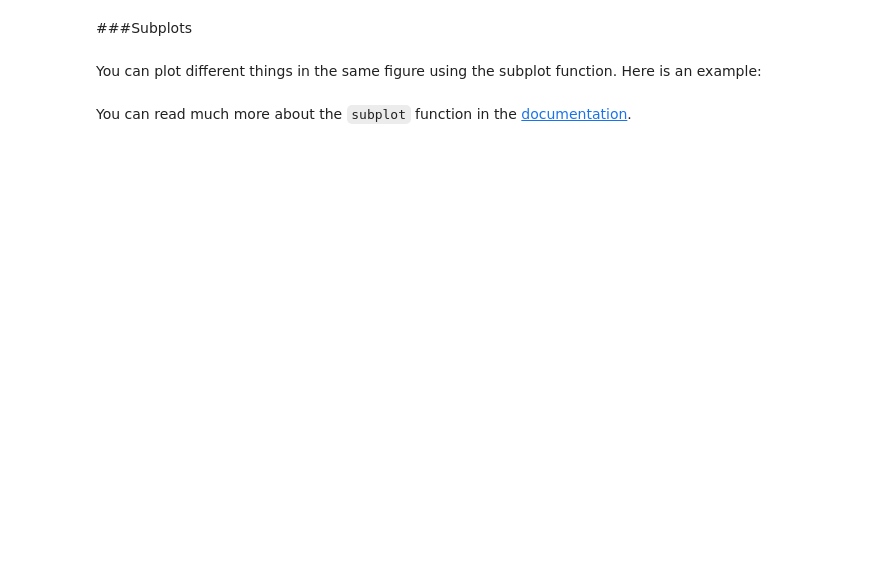
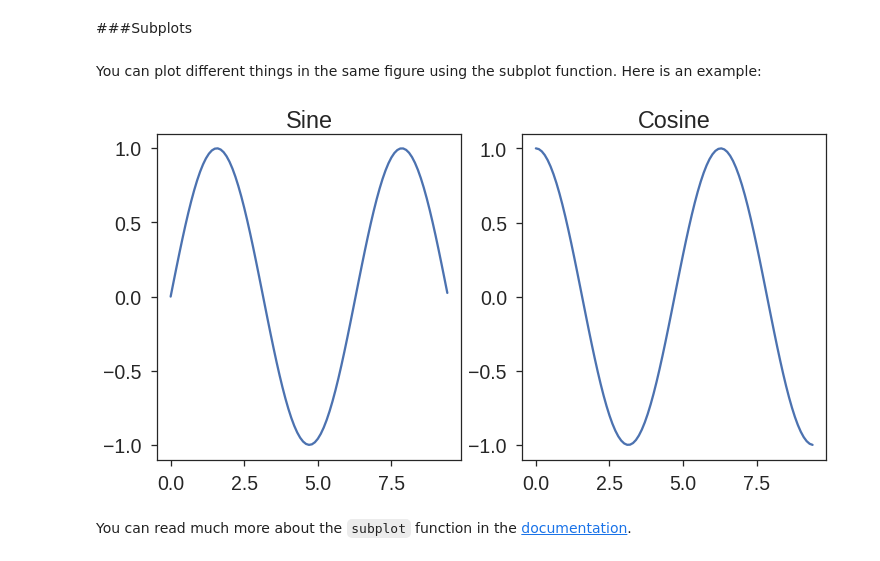
Before and after one commit to pavanGurazada/Exploring-Deep-Learning, a Jupyter notebook: cs228_python_tutorial.ipynb, the cells around one changed output. Cells and saved outputs as stored; diff of their text form; code cells hidden in the pictures; blank space fills up the shorter version.

```diff
--- a/cs228_python_tutorial.ipynb
+++ b/cs228_python_tutorial.ipynb
@@ -961,23 +610,26 @@ You can plot different things in the same figure using the subplot function. Her
 # %%
 # Compute the x and y coordinates for points on sine and cosine curves
 x = np.arange(0, 3 * np.pi, 0.1)
 y_sin = np.sin(x)
 y_cos = np.cos(x)
 
 # Set up a subplot grid that has height 2 and width 1,
 # and set the first such subplot as active.
-plt.subplot(2, 1, 1)
+plt.figure(figsize=(12, 6))
+plt.subplot(1, 2, 1)
 
 # Make the first plot
 plt.plot(x, y_sin)
 plt.title('Sine')
 
 # Set the second subplot as active, and make the second plot.
-plt.subplot(2, 1, 2)
+plt.subplot(1, 2, 2)
 plt.plot(x, y_cos)
 plt.title('Cosine')
 
 # Show the figure.
 plt.show()
+# %% [output]
+[figure, added]
 # %% [markdown]
 You can read much more about the `subplot` function in the [documentation](http://matplotlib.org/api/pyplot_api.html#matplotlib.pyplot.subplot).
```
Also changed, not shown: parts of 123 cells of this notebook.
